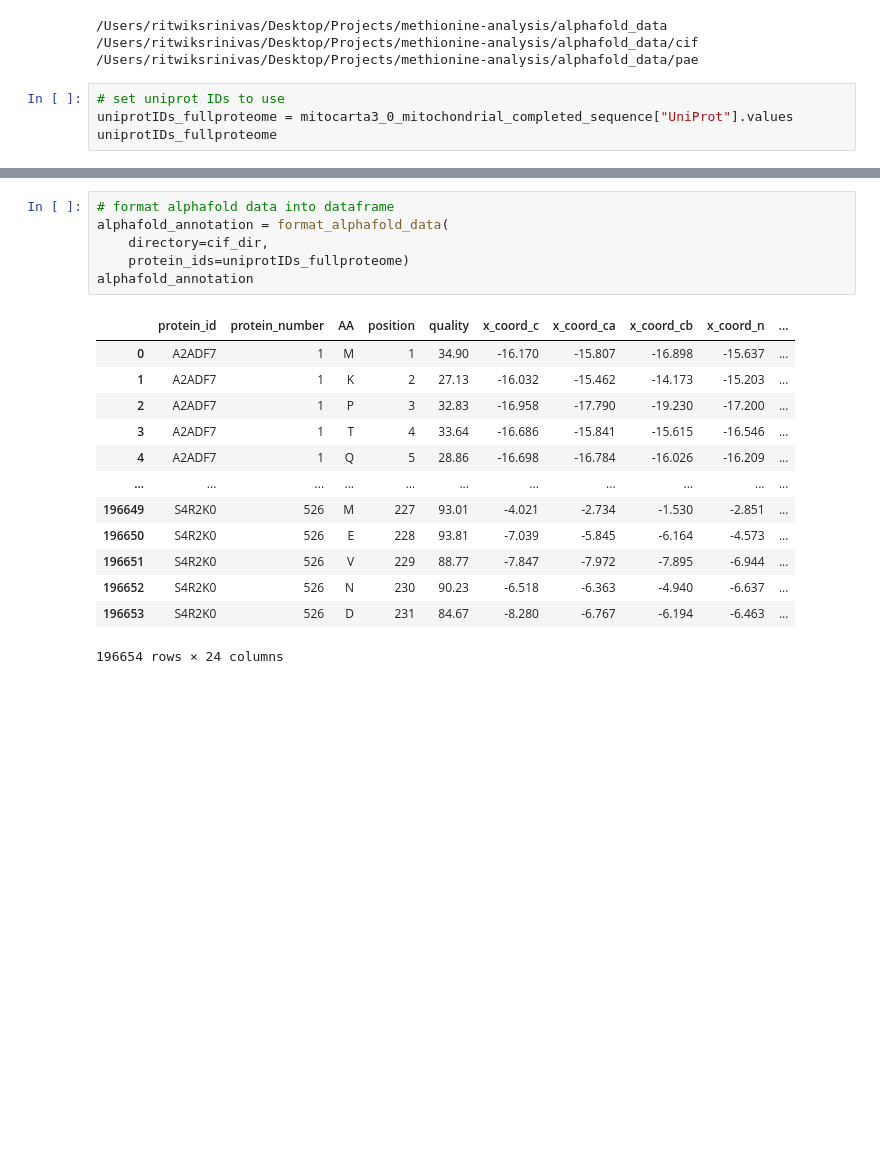
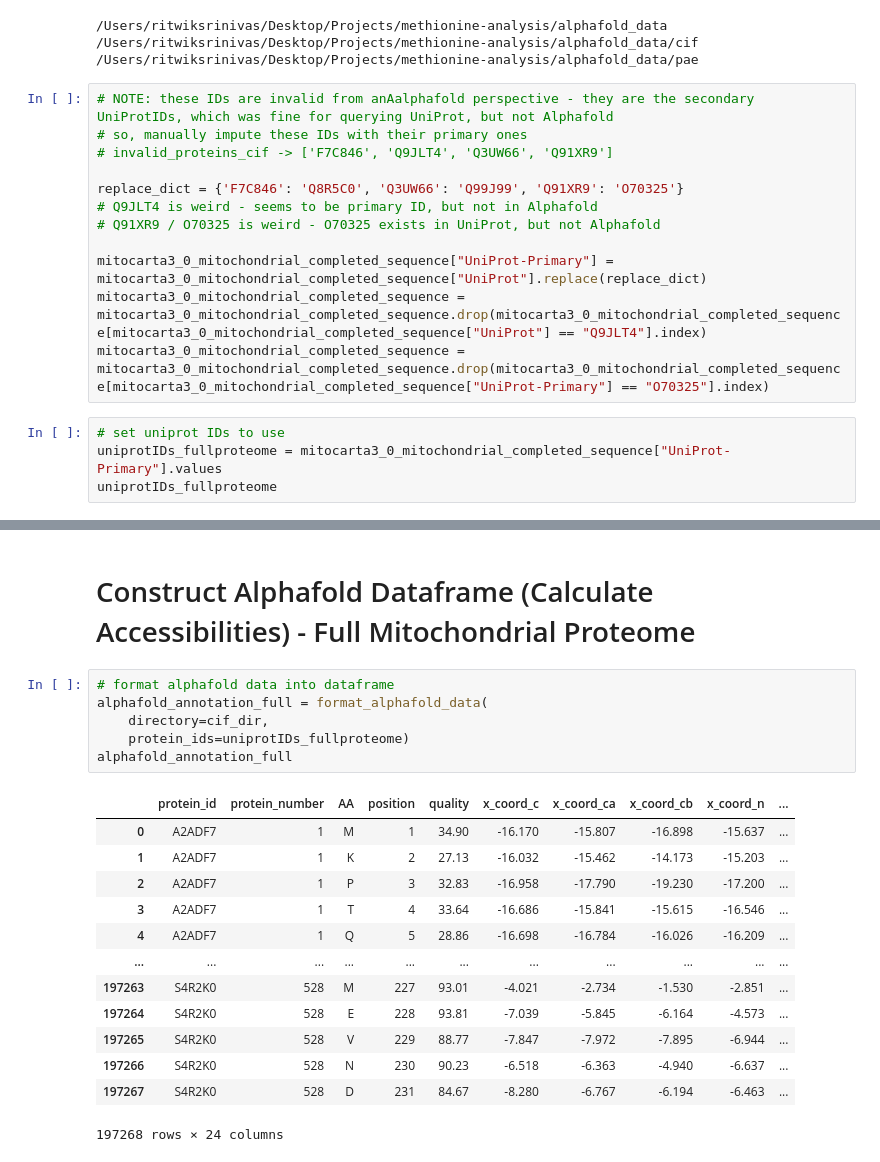
Before and after one commit to ritster/methionine-analysis, a Jupyter notebook: ritwik/ritwik-datagen-angel_annika.ipynb, the cells around one changed output, grey strips where cells are left out. Cells and saved outputs as stored; diff of their text form; blank space fills up the shorter version.

```diff
--- a/ritwik/ritwik-datagen-angel_annika.ipynb
+++ b/ritwik/ritwik-datagen-angel_annika.ipynb
@@ -848,9 +834,21 @@ print(pae_dir)
 /Users/ritwiksrinivas/Desktop/Projects/methionine-analysis/alphafold_data
 /Users/ritwiksrinivas/Desktop/Projects/methionine-analysis/alphafold_data/cif
 /Users/ritwiksrinivas/Desktop/Projects/methionine-analysis/alphafold_data/pae
+# %%
+# NOTE: these IDs are invalid from anAalphafold perspective - they are the secondary UniProtIDs, which was fine for querying UniProt, but not Alphafold
+# so, manually impute these IDs with their primary ones
+# invalid_proteins_cif -> ['F7C846', 'Q9JLT4', 'Q3UW66', 'Q91XR9']
+
+replace_dict = {'F7C846': 'Q8R5C0', 'Q3UW66': 'Q99J99', 'Q91XR9': 'O70325'}
+# Q9JLT4 is weird - seems to be primary ID, but not in Alphafold
+# Q91XR9 / O70325 is weird - O70325 exists in UniProt, but not Alphafold
+
+mitocarta3_0_mitochondrial_completed_sequence["UniProt-Primary"] = mitocarta3_0_mitochondrial_completed_sequence["UniProt"].replace(replace_dict)
+mitocarta3_0_mitochondrial_completed_sequence = mitocarta3_0_mitochondrial_completed_sequence.drop(mitocarta3_0_mitochondrial_completed_sequence[mitocarta3_0_mitochondrial_completed_sequence["UniProt"] == "Q9JLT4"].index)
+mitocarta3_0_mitochondrial_completed_sequence = mitocarta3_0_mitochondrial_completed_sequence.drop(mitocarta3_0_mitochondrial_completed_sequence[mitocarta3_0_mitochondrial_completed_sequence["UniProt-Primary"] == "O70325"].index)
 # %%
 # set uniprot IDs to use
-uniprotIDs_fullproteome = mitocarta3_0_mitochondrial_completed_sequence["UniProt"].values
+uniprotIDs_fullproteome = mitocarta3_0_mitochondrial_completed_sequence["UniProt-Primary"].values
 uniprotIDs_fullproteome
 # %% [output]
 array(['Q9D0M3', 'P35486', 'Q9D051', 'Q9CZ13', 'Q9DB15', 'Q8BJZ4',
@@ -895,20 +893,22 @@ valid_proteins_pae, invalid_proteins_pae, existing_proteins_pae = download_alpha
+# %% [markdown]
+# Construct Alphafold Dataframe (Calculate Accessibilities) - Full Mitochondrial Proteome
 # %%
 # format alphafold data into dataframe
-alphafold_annotation = format_alphafold_data(
+alphafold_annotation_full = format_alphafold_data(
     directory=cif_dir,
     protein_ids=uniprotIDs_fullproteome)
-alphafold_annotation
+alphafold_annotation_full
 # %% [output]
 |  | protein_id | protein_number | AA | position | quality | x_coord_c | x_coord_ca | x_coord_cb | x_coord_n | ... |
 | 0 | A2ADF7 | 1 | M | 1 | 34.90 | -16.170 | -15.807 | -16.898 | -15.637 | ... |
 | 1 | A2ADF7 | 1 | K | 2 | 27.13 | -16.032 | -15.462 | -14.173 | -15.203 | ... |
 | 2 | A2ADF7 | 1 | P | 3 | 32.83 | -16.958 | -17.790 | -19.230 | -17.200 | ... |
 | 3 | A2ADF7 | 1 | T | 4 | 33.64 | -16.686 | -15.841 | -15.615 | -16.546 | ... |
 | 4 | A2ADF7 | 1 | Q | 5 | 28.86 | -16.698 | -16.784 | -16.026 | -16.209 | ... |
 | ... | ... | ... | ... | ... | ... | ... | ... | ... | ... | ... |
-| 196649 | S4R2K0 | 526 | M | 227 | 93.01 | -4.021 | -2.734 | -1.530 | -2.851 | ... |
-| 196650 | S4R2K0 | 526 | E | 228 | 93.81 | -7.039 | -5.845 | -6.164 | -4.573 | ... |
-| 196651 | S4R2K0 | 526 | V | 229 | 88.77 | -7.847 | -7.972 | -7.895 | -6.944 | ... |
-| 196652 | S4R2K0 | 526 | N | 230 | 90.23 | -6.518 | -6.363 | -4.940 | -6.637 | ... |
-| 196653 | S4R2K0 | 526 | D | 231 | 84.67 | -8.280 | -6.767 | -6.194 | -6.463 | ... |
+| 197263 | S4R2K0 | 528 | M | 227 | 93.01 | -4.021 | -2.734 | -1.530 | -2.851 | ... |
+| 197264 | S4R2K0 | 528 | E | 228 | 93.81 | -7.039 | -5.845 | -6.164 | -4.573 | ... |
+| 197265 | S4R2K0 | 528 | V | 229 | 88.77 | -7.847 | -7.972 | -7.895 | -6.944 | ... |
+| 197266 | S4R2K0 | 528 | N | 230 | 90.23 | -6.518 | -6.363 | -4.940 | -6.637 | ... |
+| 197267 | S4R2K0 | 528 | D | 231 | 84.67 | -8.280 | -6.767 | -6.194 | -6.463 | ... |
-196654 rows × 24 columns
+197268 rows × 24 columns
```
Also changed, not shown: parts of 24 cells of this notebook, 6 other files.
